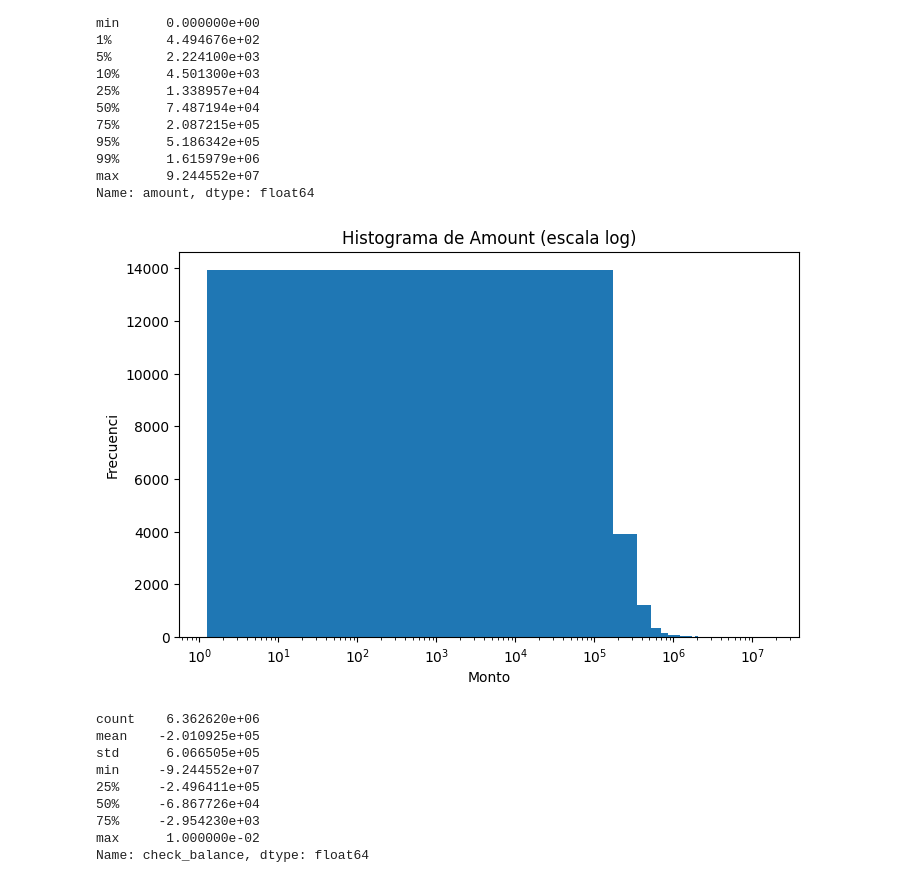
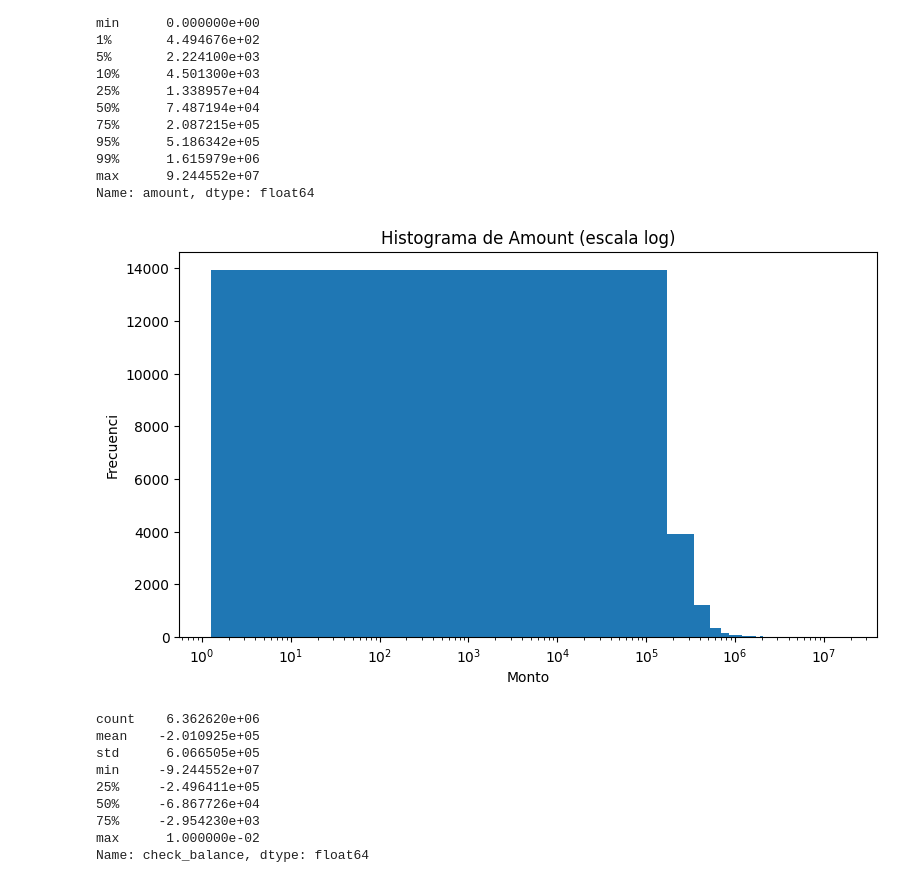
Before and after one commit to SantiagoRR17/BigDataProject, a Jupyter notebook: Alisito.ipynb, the cells around one changed output. Saved outputs shown, nothing was run; the diff lists cells and outputs as text; code cells hidden in the pictures.

```diff
--- a/Alisito.ipynb
+++ b/Alisito.ipynb
@@ -121,15 +121,15 @@ max      9.244552e+07
 Name: amount, dtype: float64
 # %%
 # CELDA 6 — Histograma de Amount
-plt.figure(figsize=(8,5))
+plt.figure(figsize=(9,5))
 plt.hist(df['amount'].sample(n=20000, random_state=42), bins=100)
 plt.xscale('log')  # Escala log para ver mejor
 plt.title("Histograma de Amount (escala log)")
 plt.xlabel("Monto")
 plt.ylabel("Frecuenci")
 plt.show()
 # %% [output]
-[figure, old version]
+[figure, new version]
 # %%
 # CELDA 7 — Validación de balances
 df['check_balance'] = (df['oldbalanceOrg'] - df['amount']) - df['newbalanceOrig']
```
Also changed, not shown: parts of 2 cells of this notebook.
